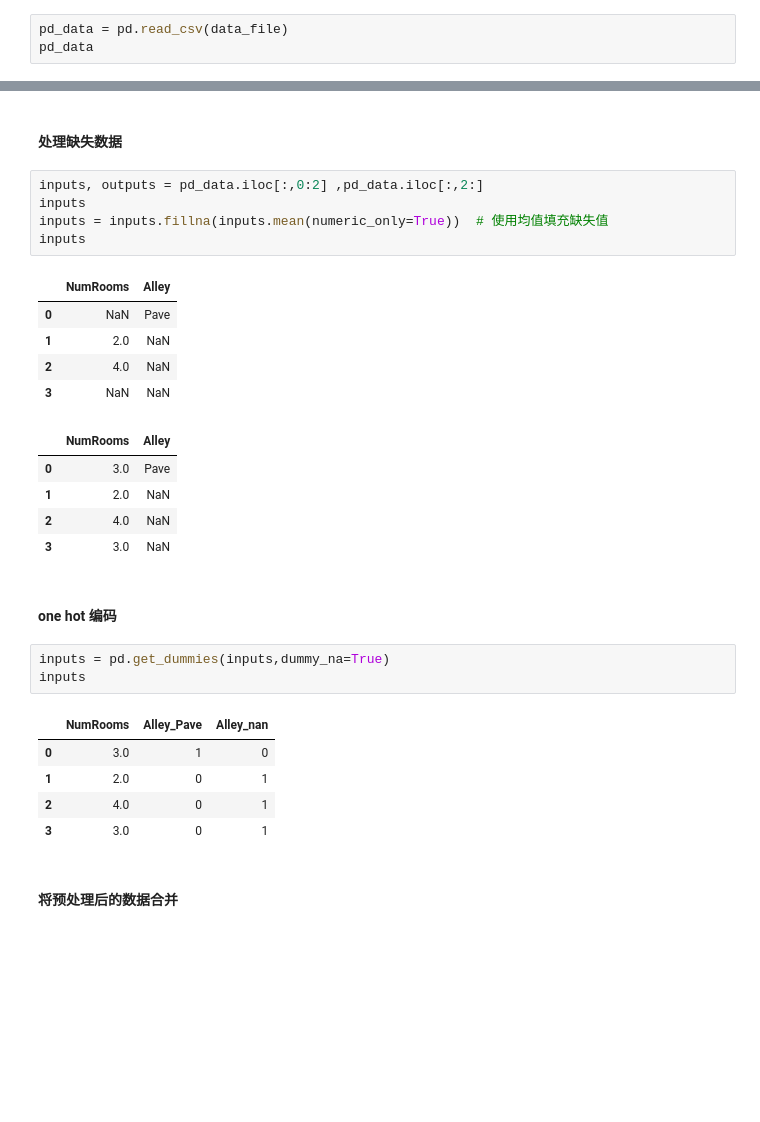
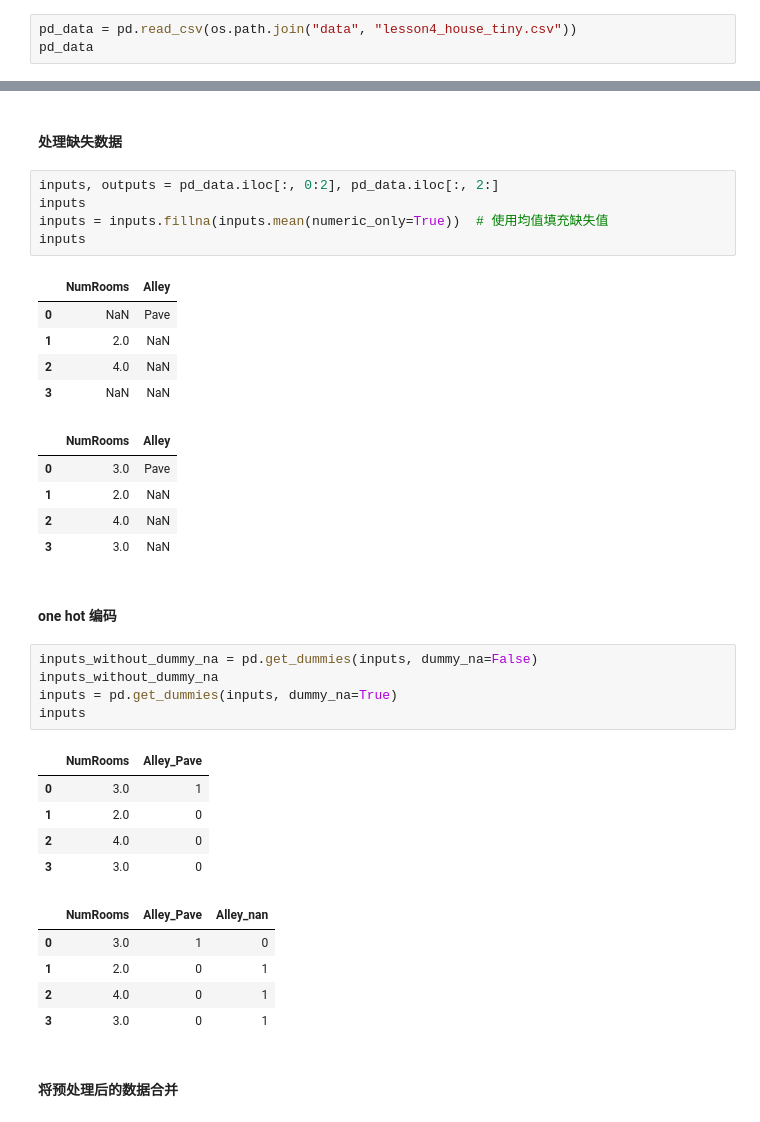
Before and after one commit to echosun1996/MachineLearningStudyNote, a Jupyter notebook: 动手学深度学习/1.预备知识.ipynb, the cells around one changed output, grey strips where cells are left out. Saved outputs shown, nothing was run; the diff lists cells and outputs as text; blank space fills up the shorter version.

```diff
--- a/动手学深度学习/note.ipynb
+++ b/动手学深度学习/1.预备知识.ipynb
@@ -188,7 +200,7 @@ with open(data_file, "w") as f:
 # %% [markdown]
 使用pandas读入数据
 # %%
-pd_data = pd.read_csv(data_file)
+pd_data = pd.read_csv(os.path.join("data", "lesson4_house_tiny.csv"))
 pd_data
 # %% [output]
 |  | NumRooms | Alley | Price |
@@ -199,7 +211,7 @@ pd_data
 # %% [markdown]
 #### 处理缺失数据
 # %%
-inputs, outputs = pd_data.iloc[:,0:2] ,pd_data.iloc[:,2:]
+inputs, outputs = pd_data.iloc[:, 0:2], pd_data.iloc[:, 2:]
 inputs
 inputs = inputs.fillna(inputs.mean(numeric_only=True))  # 使用均值填充缺失值
 inputs
@@ -217,14 +229,21 @@ inputs
 # %% [markdown]
 #### one hot 编码
 # %%
-inputs = pd.get_dummies(inputs,dummy_na=True)
+inputs_without_dummy_na = pd.get_dummies(inputs, dummy_na=False)
+inputs_without_dummy_na
+inputs = pd.get_dummies(inputs, dummy_na=True)
 inputs
 # %% [output]
-|  | NumRooms | Alley_Pave | Alley_nan |
-| 0 | 3.0 | 1 | 0 |
-| 1 | 2.0 | 0 | 1 |
-| 2 | 4.0 | 0 | 1 |
-| 3 | 3.0 | 0 | 1 |
+|  | NumRooms | Alley_Pave |
+| 0 | 3.0 | 1 |
+| 1 | 2.0 | 0 |
+| 2 | 4.0 | 0 |
+| 3 | 3.0 | 0 |
+|  | NumRooms | Alley_Pave | Alley_nan |
+| 0 | 3.0 | 1 | 0 |
+| 1 | 2.0 | 0 | 1 |
+| 2 | 4.0 | 0 | 1 |
+| 3 | 3.0 | 0 | 1 |
 # %% [markdown]
 #### 将预处理后的数据合并
 # %%
```
Also changed, not shown: parts of 56 cells of this notebook, 2 other files.
